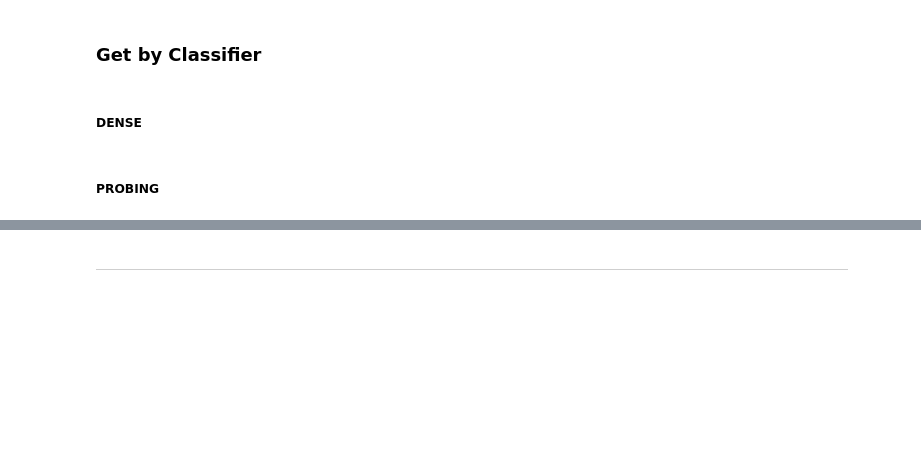
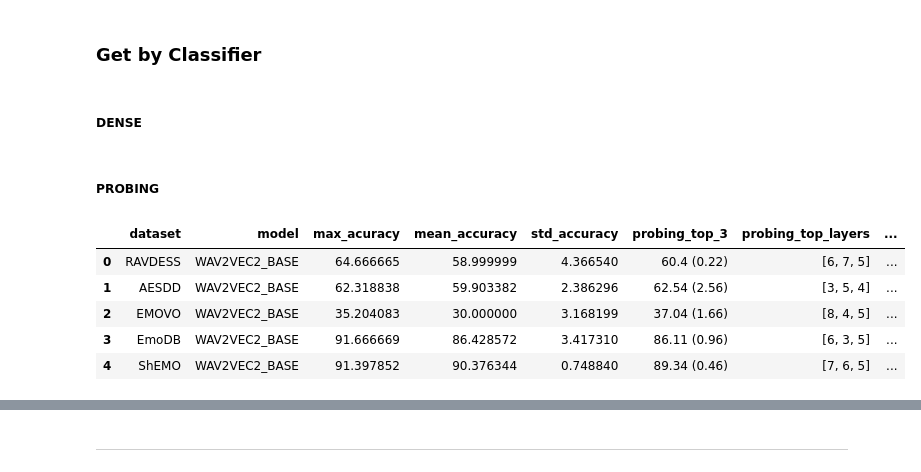
Before and after one commit to 95anantsingh/Decoding-Emotions, a Jupyter notebook: summary.ipynb, the cells around one changed output, grey strips where cells are left out. Drawn from its saved outputs; the diff is of its cells as text; code cells hidden in the pictures; blank space fills up the shorter version.

Commit message:
dense summary update

```diff
--- a/summary.ipynb
+++ b/summary.ipynb
@@ -86,3 +85,18 @@ for model in probing_history_files.fx_model.unique():
 
 probing_summary = pd.DataFrame.from_dict(dict(dataset=datasets,model=models,mean_accuracy=mean_accs,std_accuracy=std_accs))
 probing_summary.sort_values(['dataset','model']).reset_index(drop=True).to_csv(os.path.join(output_dir,'probing_summary.csv'))
+# %%
+top_1, top_3, layers = [], [], []
+for row in range(dense_summary.shape[0]):
+    item = dense_summary.iloc[row]
+    prob_acc = probing_summary[(probing_summary.model==item.model)&(probing_summary.dataset==item.dataset)].mean_accuracy
+    accs = sorted(prob_acc.iloc[0])[-3:]
+    mean = np.mean(accs)
+    std = np.std(accs)
+    top_3.append(f'{round(mean,2)} ({round(std,2)})')
+    top_1.append(max(accs))
+    layers.append(np.argsort(prob_acc.iloc[0])[-3:]+1)
+
+dense_summary['probing_max_acc'] = top_1
+dense_summary['probing_top_3'] = top_3
+dense_summary['probing_top_layers'] = layers
@@ -88,0 +105,9 @@ probing_summary.sort_values(['dataset','model']).reset_index(drop=True).to_csv(o
+# %%
+dense_summary.head()
+# %% [output]
+|  | dataset | model | max_acuracy | mean_accuracy | std_accuracy | probing_top_3 | probing_top_layers | ... |
+| 0 | RAVDESS | WAV2VEC2_BASE | 64.666665 | 58.999999 | 4.366540 | 60.4 (0.22) | [6, 7, 5] | ... |
+| 1 | AESDD | WAV2VEC2_BASE | 62.318838 | 59.903382 | 2.386296 | 62.54 (2.56) | [3, 5, 4] | ... |
+| 2 | EMOVO | WAV2VEC2_BASE | 35.204083 | 30.000000 | 3.168199 | 37.04 (1.66) | [8, 4, 5] | ... |
+| 3 | EmoDB | WAV2VEC2_BASE | 91.666669 | 86.428572 | 3.417310 | 86.11 (0.96) | [6, 3, 5] | ... |
+| 4 | ShEMO | WAV2VEC2_BASE | 91.397852 | 90.376344 | 0.748840 | 89.34 (0.46) | [7, 6, 5] | ... |
```
Also changed, not shown: parts of 12 cells of this notebook, 1 other file.
